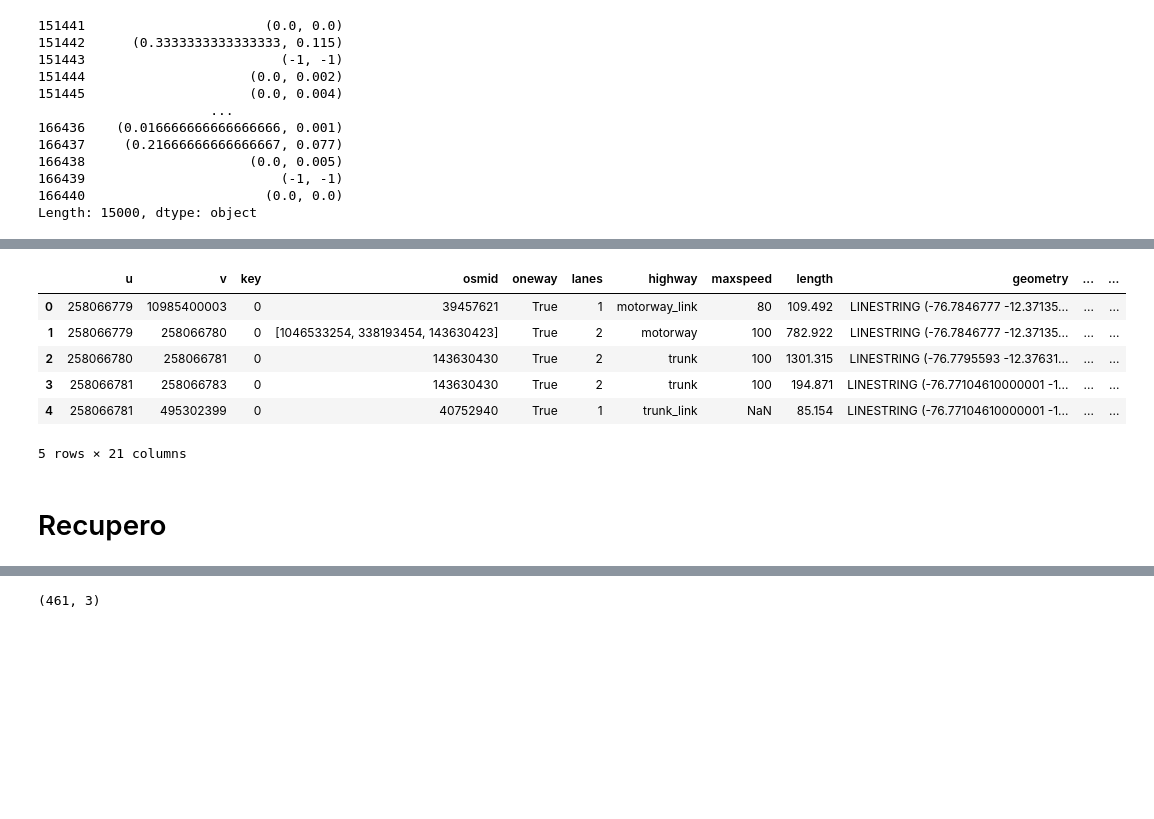
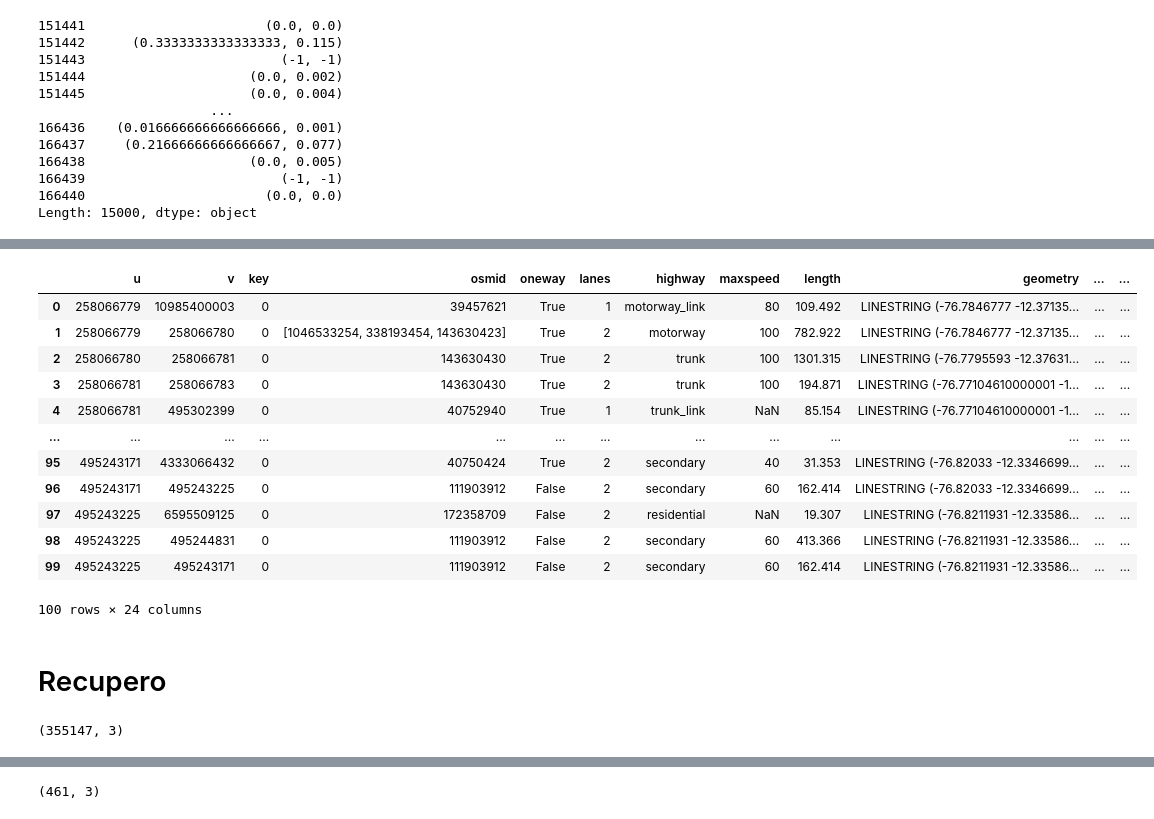
Before and after one commit to leiparov/intercon-simbig-2021, a Jupyter notebook: Lima/RutasLima.ipynb, the cells around one changed output, grey strips where cells are left out. Cells and saved outputs as stored; diff of their text form; code cells hidden in the pictures; blank space fills up the shorter version.

```diff
--- a/Lima/RutasLima.ipynb
+++ b/Lima/RutasLima.ipynb
@@ -410,13 +431,25 @@ edges2_wazeinfo.to_csv("data/EdgesLima_wazeinfo.csv", index=False)
-# %%
-edges2_wazeinfo = pd.read_csv("data/EdgesLima_wazeinfo.csv")
-edges2_wazeinfo.head()
-# %% [output]
-|  | u | v | key | osmid | oneway | lanes | highway | maxspeed | length | geometry | ... | ... |
-| 0 | 258066779 | 10985400003 | 0 | 39457621 | True | 1 | motorway_link | 80 | 109.492 | LINESTRING (-76.7846777 -12.37135... | ... | ... |
-| 1 | 258066779 | 258066780 | 0 | [1046533254, 338193454, 143630423] | True | 2 | motorway | 100 | 782.922 | LINESTRING (-76.7846777 -12.37135... | ... | ... |
-| 2 | 258066780 | 258066781 | 0 | 143630430 | True | 2 | trunk | 100 | 1301.315 | LINESTRING (-76.7795593 -12.37631... | ... | ... |
-| 3 | 258066781 | 258066783 | 0 | 143630430 | True | 2 | trunk | 100 | 194.871 | LINESTRING (-76.77104610000001 -1... | ... | ... |
-| 4 | 258066781 | 495302399 | 0 | 40752940 | True | 1 | trunk_link | NaN | 85.154 | LINESTRING (-76.77104610000001 -1... | ... | ... |
-5 rows × 21 columns
+# %%
+pd.read_csv("data/GrafoLima_edgeswaze.csv", nrows=100)
+# %% [output]
+|  | u | v | key | osmid | oneway | lanes | highway | maxspeed | length | geometry | ... | ... |
+| 0 | 258066779 | 10985400003 | 0 | 39457621 | True | 1 | motorway_link | 80 | 109.492 | LINESTRING (-76.7846777 -12.37135... | ... | ... |
+| 1 | 258066779 | 258066780 | 0 | [1046533254, 338193454, 143630423] | True | 2 | motorway | 100 | 782.922 | LINESTRING (-76.7846777 -12.37135... | ... | ... |
+| 2 | 258066780 | 258066781 | 0 | 143630430 | True | 2 | trunk | 100 | 1301.315 | LINESTRING (-76.7795593 -12.37631... | ... | ... |
+| 3 | 258066781 | 258066783 | 0 | 143630430 | True | 2 | trunk | 100 | 194.871 | LINESTRING (-76.77104610000001 -1... | ... | ... |
+| 4 | 258066781 | 495302399 | 0 | 40752940 | True | 1 | trunk_link | NaN | 85.154 | LINESTRING (-76.77104610000001 -1... | ... | ... |
+| ... | ... | ... | ... | ... | ... | ... | ... | ... | ... | ... | ... | ... |
+| 95 | 495243171 | 4333066432 | 0 | 40750424 | True | 2 | secondary | 40 | 31.353 | LINESTRING (-76.82033 -12.3346699... | ... | ... |
+| 96 | 495243171 | 495243225 | 0 | 111903912 | False | 2 | secondary | 60 | 162.414 | LINESTRING (-76.82033 -12.3346699... | ... | ... |
+| 97 | 495243225 | 6595509125 | 0 | 172358709 | False | 2 | residential | NaN | 19.307 | LINESTRING (-76.8211931 -12.33586... | ... | ... |
+| 98 | 495243225 | 495244831 | 0 | 111903912 | False | 2 | secondary | 60 | 413.366 | LINESTRING (-76.8211931 -12.33586... | ... | ... |
+| 99 | 495243225 | 495243171 | 0 | 111903912 | False | 2 | secondary | 60 | 162.414 | LINESTRING (-76.8211931 -12.33586... | ... | ... |
+100 rows × 24 columns
 # %% [markdown]
 # Recupero
+# %%
+results = pd.read_csv('LimaEdgesWaze1400.txt', sep=';', index_col=0,names=['u','v','wazeinfo'])
+# results = pd.read_csv('LimaEdgesWaze0800_Final.txt', sep=';', index_col=0,names=['u','v','wazeinfo'])
+
+print(results.shape)
+# %% [output]
+(355147, 3)
```
Also changed, not shown: parts of 48 cells of this notebook, 6 other files.
